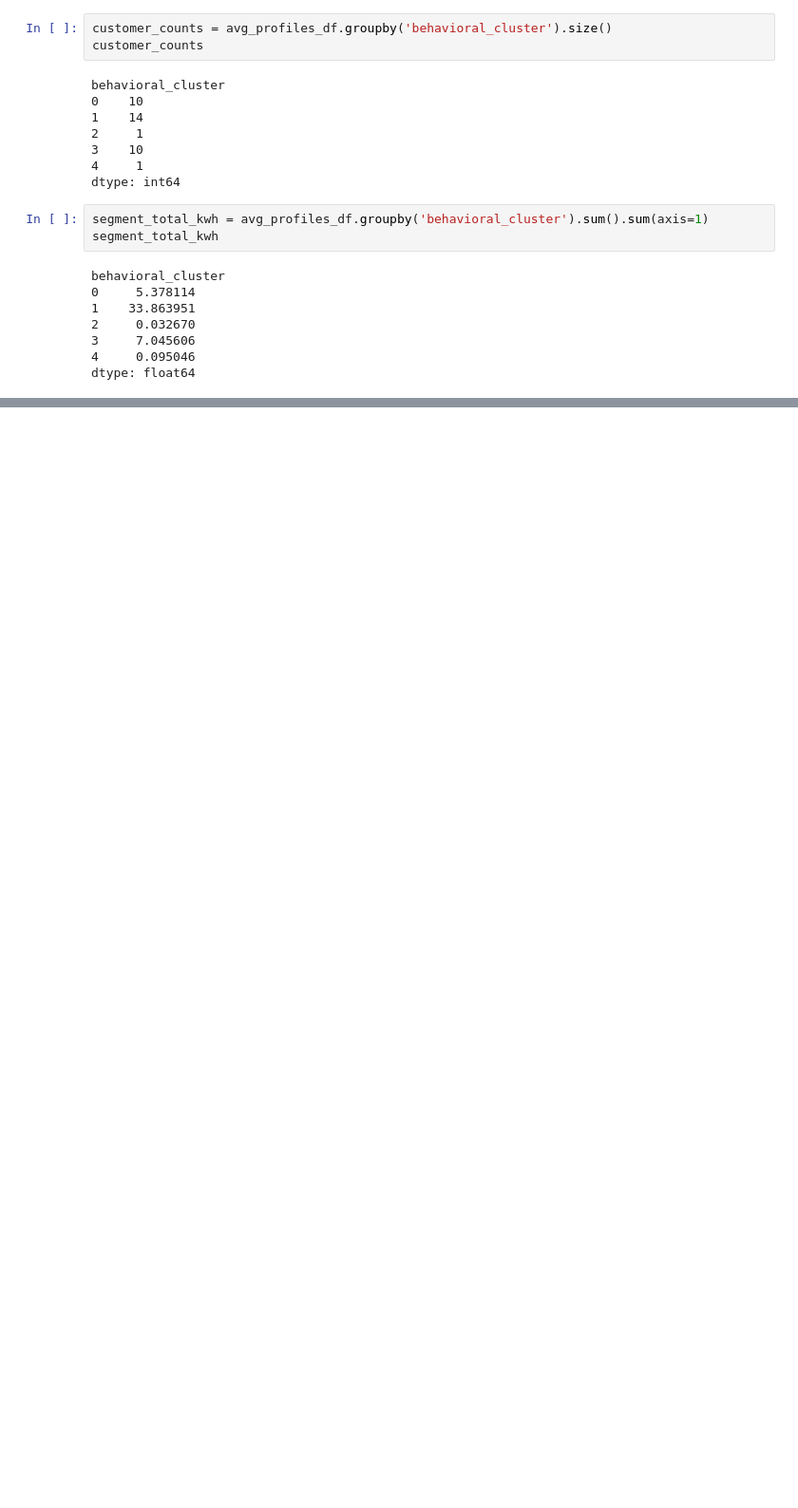
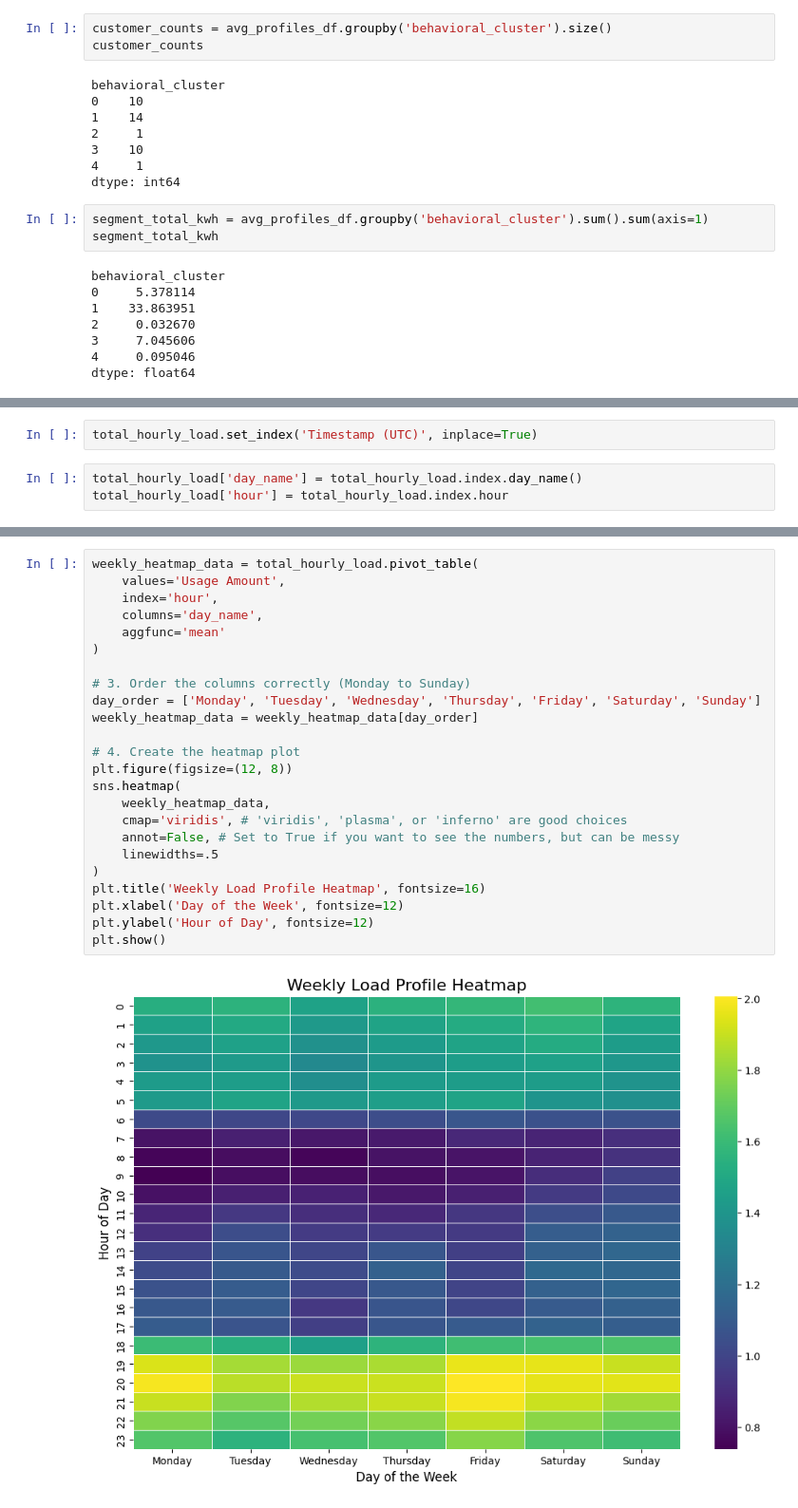
Before and after one commit to MrCupid75/Onaa-Mini-Grid-Customer-Segmentation, a Jupyter notebook: Daily Electricity Usage/main.ipynb, the cells around one changed output, grey strips where cells are left out. Shown at 95% size. Saved outputs shown, nothing was run; the diff lists cells and outputs as text; blank space fills up the shorter version.

```diff
--- a/Daily Electricity Usage/main.ipynb
+++ b/Daily Electricity Usage/main.ipynb
@@ -477,0 +502,5 @@ Low and Constant Use                     0.070386
+# %%
+total_hourly_load.set_index('Timestamp (UTC)', inplace=True)
+# %%
+total_hourly_load['day_name'] = total_hourly_load.index.day_name()
+total_hourly_load['hour'] = total_hourly_load.index.hour
@@ -477,0 +518,26 @@ Low and Constant Use                     0.070386
+# %%
+weekly_heatmap_data = total_hourly_load.pivot_table(
+    values='Usage Amount',
+    index='hour',
+    columns='day_name',
+    aggfunc='mean'
+)
+
+# 3. Order the columns correctly (Monday to Sunday)
+day_order = ['Monday', 'Tuesday', 'Wednesday', 'Thursday', 'Friday', 'Saturday', 'Sunday']
+weekly_heatmap_data = weekly_heatmap_data[day_order]
+
+# 4. Create the heatmap plot
+plt.figure(figsize=(12, 8))
+sns.heatmap(
+    weekly_heatmap_data,
+    cmap='viridis', # 'viridis', 'plasma', or 'inferno' are good choices
+    annot=False, # Set to True if you want to see the numbers, but can be messy
+    linewidths=.5
+)
+plt.title('Weekly Load Profile Heatmap', fontsize=16)
+plt.xlabel('Day of the Week', fontsize=12)
+plt.ylabel('Hour of Day', fontsize=12)
+plt.show()
+# %% [output]
+[figure, added]
```
Also changed, not shown: parts of 14 cells of this notebook, 7 other files.
